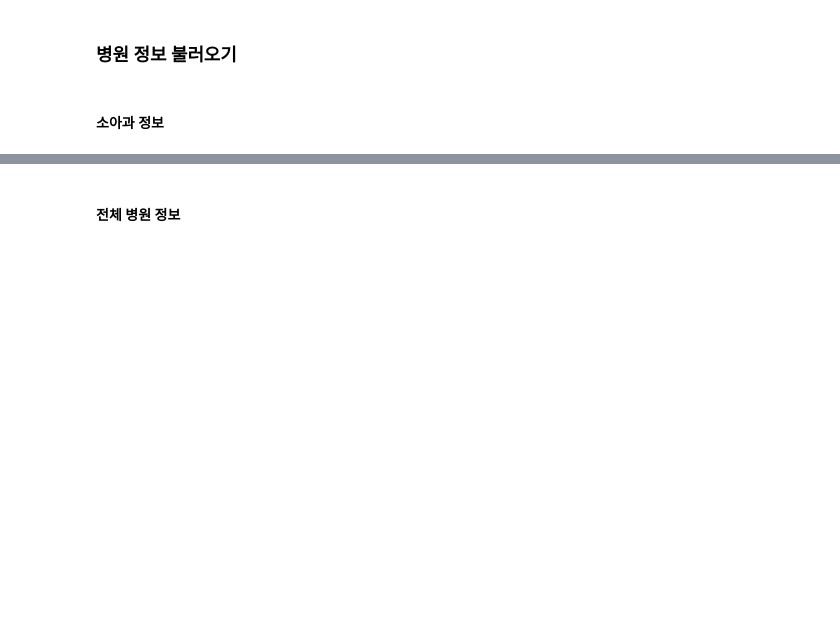
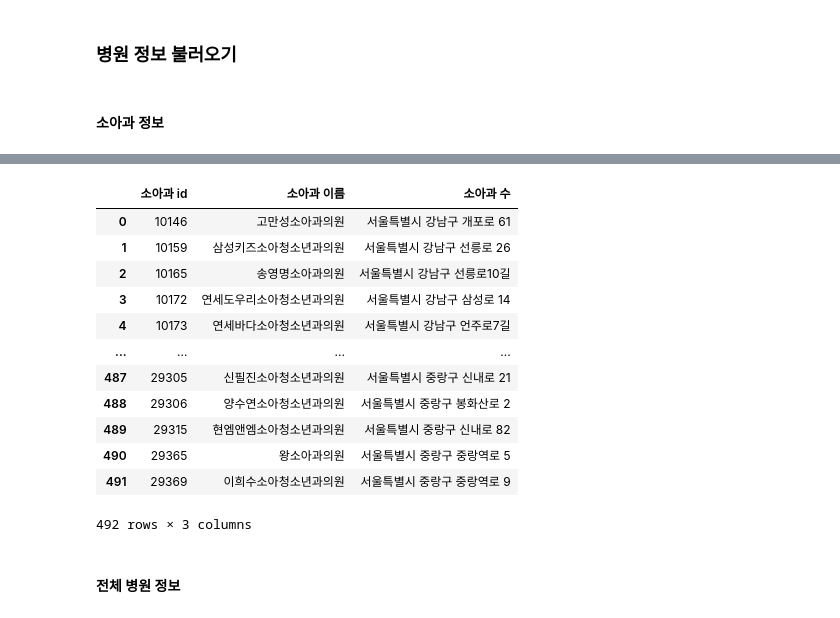
Before and after one commit to addinedu-ros-9th/eda-repo-2, a Jupyter notebook: data_analysis/rank.ipynb, the cells around one changed output, grey strips where cells are left out. Drawn from its saved outputs; the diff is of its cells as text; code cells hidden in the pictures; blank space fills up the shorter version.

```diff
--- a/data_analysis/rank.ipynb
+++ b/data_analysis/rank.ipynb
@@ -331,3 +322,19 @@ pediatrics.head()
+# %%
+pediatrics
+# %% [output]
+|  | 소아과 id | 소아과 이름 | 소아과 수 |
+| 0 | 10146 | 고만성소아과의원 | 서울특별시 강남구 개포로 61 |
+| 1 | 10159 | 삼성키즈소아청소년과의원 | 서울특별시 강남구 선릉로 26 |
+| 2 | 10165 | 송영명소아과의원 | 서울특별시 강남구 선릉로10길 |
+| 3 | 10172 | 연세도우리소아청소년과의원 | 서울특별시 강남구 삼성로 14 |
+| 4 | 10173 | 연세바다소아청소년과의원 | 서울특별시 강남구 언주로7길 |
+| ... | ... | ... | ... |
+| 487 | 29305 | 신필진소아청소년과의원 | 서울특별시 중랑구 신내로 21 |
+| 488 | 29306 | 양수연소아청소년과의원 | 서울특별시 중랑구 봉화산로 2 |
+| 489 | 29315 | 현엠앤엠소아청소년과의원 | 서울특별시 중랑구 신내로 82 |
+| 490 | 29365 | 왕소아과의원 | 서울특별시 중랑구 중랑역로 5 |
+| 491 | 29369 | 이희수소아청소년과의원 | 서울특별시 중랑구 중랑역로 9 |
+492 rows × 3 columns
 # %% [markdown]
 #### 전체 병원 정보
 # %%
```
Also changed, not shown: parts of 5 cells of this notebook, 1 other file.
